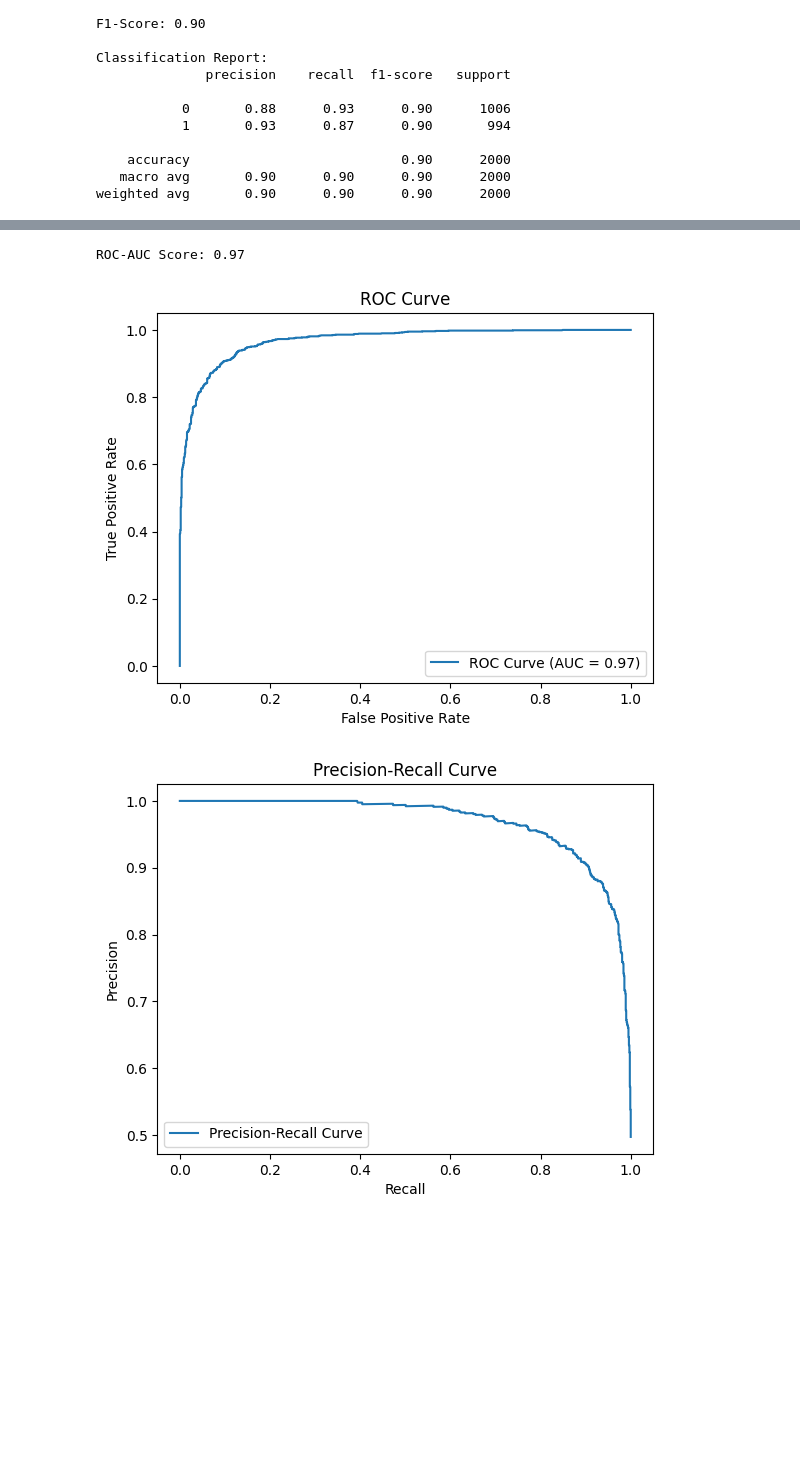
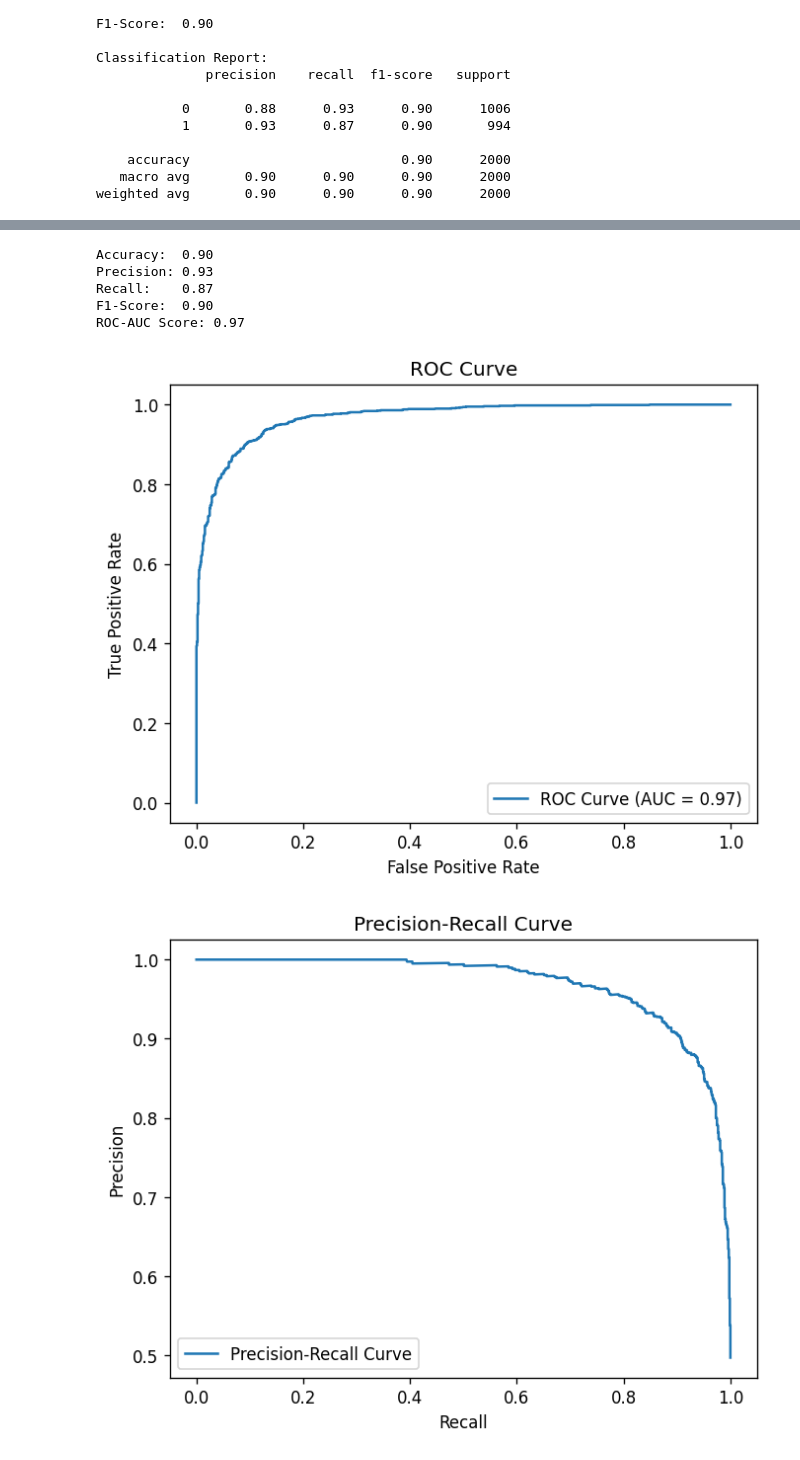
Before and after one commit to racoope70/BERTified, a Jupyter notebook: imdb_bert_sentiment_rebalanced.ipynb, the cells around one changed output, grey strips where cells are left out. Saved outputs shown, nothing was run; the diff lists cells and outputs as text; code cells hidden in the pictures; blank space fills up the shorter version.

```diff
--- a/imdb_bert_sentiment_rebalanced.ipynb
+++ b/imdb_bert_sentiment_rebalanced.ipynb
@@ -277,29 +280,47 @@ Classification Report:
    macro avg       0.90      0.90      0.90      2000
 weighted avg       0.90      0.90      0.90      2000
 # %%
-# Threshold-based diagnostics (ROC, PR, confusion matrix)
+# === Threshold-based diagnostics (ROC, PR, confusion matrix) ===
 %matplotlib inline
 
-from sklearn.metrics import confusion_matrix, ConfusionMatrixDisplay, roc_auc_score, roc_curve, precision_recall_curve
+import os
+import torch
 import matplotlib.pyplot as plt
 
-# Optional: save figures to Drive so they show up in GitHub even if notebook outputs get stripped
+from sklearn.metrics import (
+    confusion_matrix, ConfusionMatrixDisplay,
+    roc_auc_score, roc_curve,
+    precision_recall_curve
+)
+
+# Inline rendering + higher DPI (GitHub/nbviewer friendly)
+plt.rcParams["figure.dpi"] = 120
+
+# Save figures to Drive (useful even if notebook output doesn't render)
 fig_dir = "/content/drive/MyDrive/sentiment_analysis_figures"
 os.makedirs(fig_dir, exist_ok=True)
 
-# Convert logits to positive-class probabilities for threshold-based diagnostics
+# Convert logits -> positive-class probabilities
+# predictions expected shape: (N, 2) logits
 probs = torch.softmax(torch.tensor(predictions), dim=1).numpy()
 
 # Confusion matrix
 cm = confusion_matrix(true_labels, predicted_labels)
+print("Confusion matrix:\n", cm)
+
 disp = ConfusionMatrixDisplay(confusion_matrix=cm, display_labels=[0, 1])
 disp.plot()
 plt.title("Confusion Matrix")
-
 plt.savefig(f"{fig_dir}/confusion_matrix.png", dpi=150, bbox_inches="tight")
 plt.show()
 
-# ROC-AUC score
+# Re-print summary metrics here (so this cell alone still shows metrics)
+print(f"Accuracy:  {accuracy:.2f}")
+print(f"Precision: {precision:.2f}")
+print(f"Recall:    {recall:.2f}")
+print(f"F1-Score:  {f1:.2f}")
+
+# ROC-AUC
 roc_auc = roc_auc_score(true_labels, probs[:, 1])
 print(f"ROC-AUC Score: {roc_auc:.2f}")
 
@@ -310,7 +331,6 @@ plt.xlabel("False Positive Rate")
 plt.ylabel("True Positive Rate")
 plt.title("ROC Curve")
 plt.legend()
-
 plt.savefig(f"{fig_dir}/roc_curve.png", dpi=150, bbox_inches="tight")
 plt.show()
 
@@ -321,7 +341,12 @@ plt.xlabel("Recall")
 plt.ylabel("Precision")
 plt.title("Precision-Recall Curve")
 plt.legend()
-
 plt.savefig(f"{fig_dir}/precision_recall_curve.png", dpi=150, bbox_inches="tight")
 plt.show()
+
+# Optional: print a quick table (only if df exists)
+try:
+    print(df.head(20).to_string())
+except NameError:
+    pass
 # %% [output]
@@ -329,6 +357,10 @@ plt.show()
-ROC-AUC Score: 0.97
+Accuracy:  0.90
+Precision: 0.93
+Recall:    0.87
+F1-Score:  0.90
+ROC-AUC Score: 0.97
-[figure, old version]
+[figure, new version]
-[figure, old version]
+[figure, new version]
 # %%
 !pip -q install nbformat
 
```
Also changed, not shown: parts of 3 cells of this notebook.
